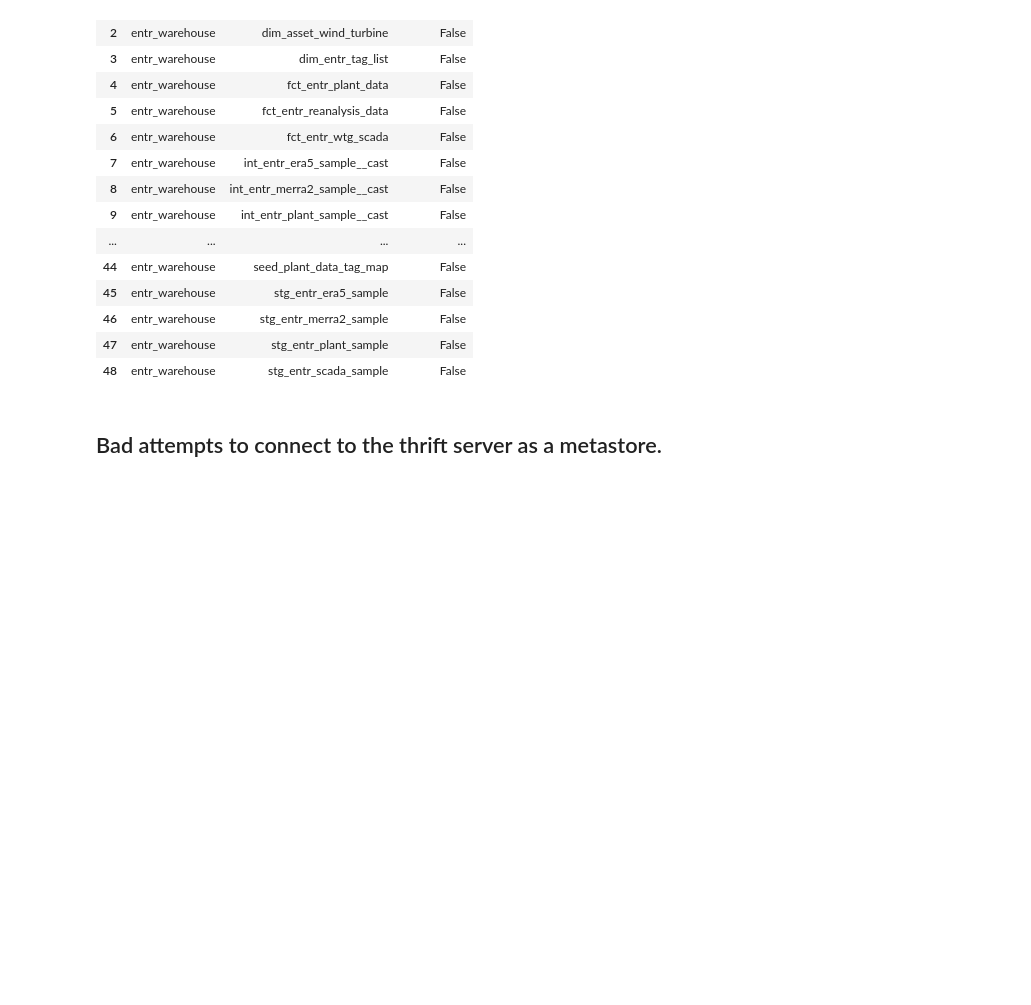
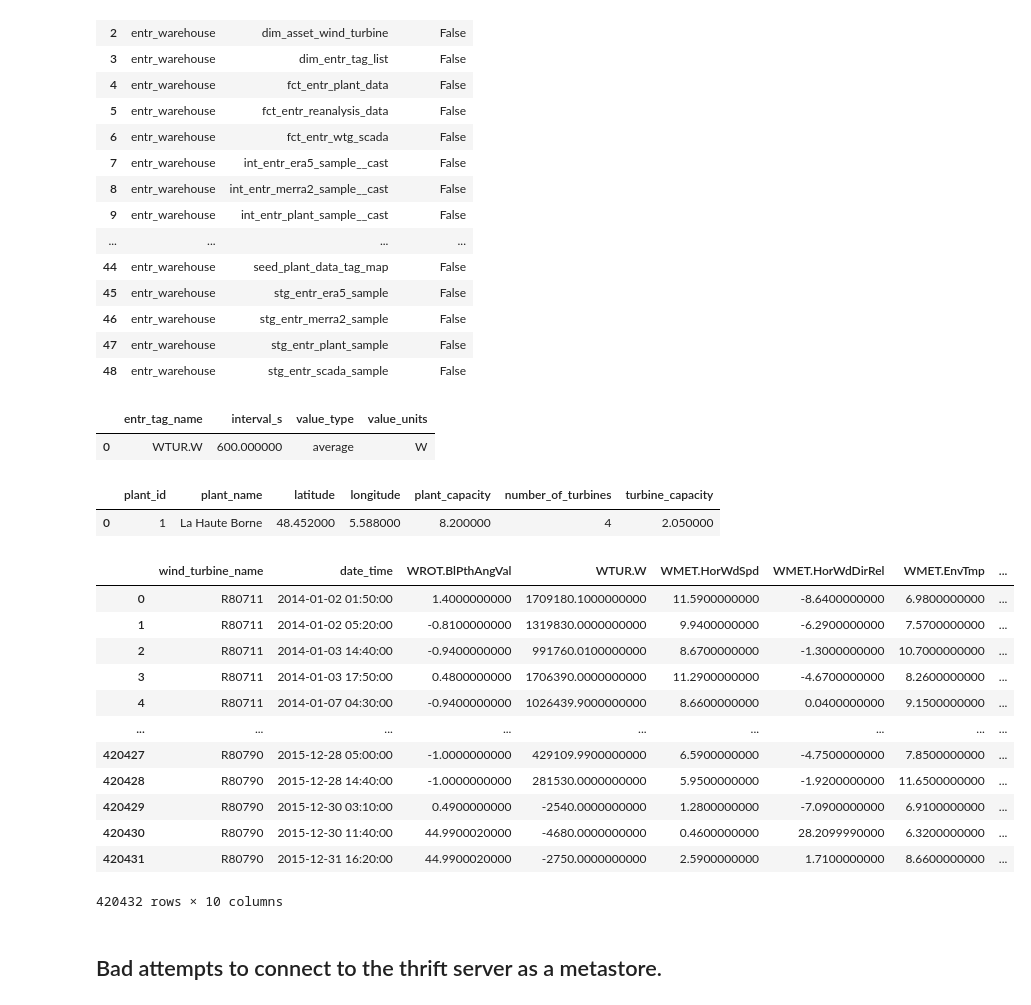
Before and after one commit to NREL/OpenOA, a Jupyter notebook: examples/entr/Pyspark.ipynb, the cells around one changed output. Saved outputs shown, nothing was run; the diff lists cells and outputs as text; code cells hidden in the pictures; blank space fills up the shorter version.

Commit message:
refactoring entr toolkit

```diff
--- a/examples/entr/Pyspark.ipynb
+++ b/examples/entr/Pyspark.ipynb
@@ -12,6 +12,7 @@ spark = SparkSession.builder\
           .appName("entr_notebook")\
           .config("spark.sql.warehouse.dir", "/home/jovyan/warehouse")\
           .config("spark.hadoop.javax.jdo.option.ConnectionURL", "jdbc:derby:;databaseName=/home/jovyan/warehouse/metastore_db;create=true")\
+          .config("spark.sql.execution.arrow.pyspark.enabled", "true")\
           .enableHiveSupport()\
           .getOrCreate()
 
@@ -38,3 +47,69 @@ spark.sql("show tables").toPandas()
 | 46 | entr_warehouse | stg_entr_merra2_sample | False |
 | 47 | entr_warehouse | stg_entr_plant_sample | False |
 | 48 | entr_warehouse | stg_entr_scada_sample | False |
+# %%
+spark.sql("""
+    SELECT
+        *
+    FROM
+        entr_warehouse.openoa_wtg_scada_tag_metadata
+    WHERE
+        entr_tag_name = 'WTUR.W';
+    """).toPandas()
+# %% [output]
+|  | entr_tag_name | interval_s | value_type | value_units |
+| 0 | WTUR.W | 600.000000 | average | W |
+# %%
+plant_name = "La Haute Borne"
+
+spark.sql(f"""
+    SELECT
+        plant_id,
+        plant_name,
+        latitude,
+        longitude,
+        plant_capacity,
+        number_of_turbines,
+        turbine_capacity
+    FROM
+        entr_warehouse.dim_asset_wind_plant
+    WHERE
+        plant_name = "{plant_name}";
+    """).toPandas()
+# %% [output]
+|  | plant_id | plant_name | latitude | longitude | plant_capacity | number_of_turbines | turbine_capacity |
+| 0 | 1 | La Haute Borne | 48.452000 | 5.588000 | 8.200000 | 4 | 2.050000 |
+# %%
+entr_plant_id = 1
+
+spark.sql(f"""
+    SELECT
+        entr_warehouse.openoa_wtg_scada.wind_turbine_name,
+        date_time,
+        `WROT.BlPthAngVal`,
+        `WTUR.W`,
+        `WMET.HorWdSpd`,
+        `WMET.HorWdDirRel`,
+        `WMET.EnvTmp`,
+        `WNAC.Dir`,
+        `WMET.HorWdDir`,
+        `WTUR.SupWh`
+    FROM
+        entr_warehouse.openoa_wtg_scada
+    WHERE
+        plant_id = {entr_plant_id};
+    """).toPandas()
+# %% [output]
+|  | wind_turbine_name | date_time | WROT.BlPthAngVal | WTUR.W | WMET.HorWdSpd | WMET.HorWdDirRel | WMET.EnvTmp | ... |
+| 0 | R80711 | 2014-01-02 01:50:00 | 1.4000000000 | 1709180.1000000000 | 11.5900000000 | -8.6400000000 | 6.9800000000 | ... |
+| 1 | R80711 | 2014-01-02 05:20:00 | -0.8100000000 | 1319830.0000000000 | 9.9400000000 | -6.2900000000 | 7.5700000000 | ... |
+| 2 | R80711 | 2014-01-03 14:40:00 | -0.9400000000 | 991760.0100000000 | 8.6700000000 | -1.3000000000 | 10.7000000000 | ... |
+| 3 | R80711 | 2014-01-03 17:50:00 | 0.4800000000 | 1706390.0000000000 | 11.2900000000 | -4.6700000000 | 8.2600000000 | ... |
+| 4 | R80711 | 2014-01-07 04:30:00 | -0.9400000000 | 1026439.9000000000 | 8.6600000000 | 0.0400000000 | 9.1500000000 | ... |
+| ... | ... | ... | ... | ... | ... | ... | ... | ... |
+| 420427 | R80790 | 2015-12-28 05:00:00 | -1.0000000000 | 429109.9900000000 | 6.5900000000 | -4.7500000000 | 7.8500000000 | ... |
+| 420428 | R80790 | 2015-12-28 14:40:00 | -1.0000000000 | 281530.0000000000 | 5.9500000000 | -1.9200000000 | 11.6500000000 | ... |
+| 420429 | R80790 | 2015-12-30 03:10:00 | 0.4900000000 | -2540.0000000000 | 1.2800000000 | -7.0900000000 | 6.9100000000 | ... |
+| 420430 | R80790 | 2015-12-30 11:40:00 | 44.9900020000 | -4680.0000000000 | 0.4600000000 | 28.2099990000 | 6.3200000000 | ... |
+| 420431 | R80790 | 2015-12-31 16:20:00 | 44.9900020000 | -2750.0000000000 | 2.5900000000 | 1.7100000000 | 8.6600000000 | ... |
+420432 rows × 10 columns
```
Also changed, not shown: parts of 4 cells of this notebook, 3 other files.
